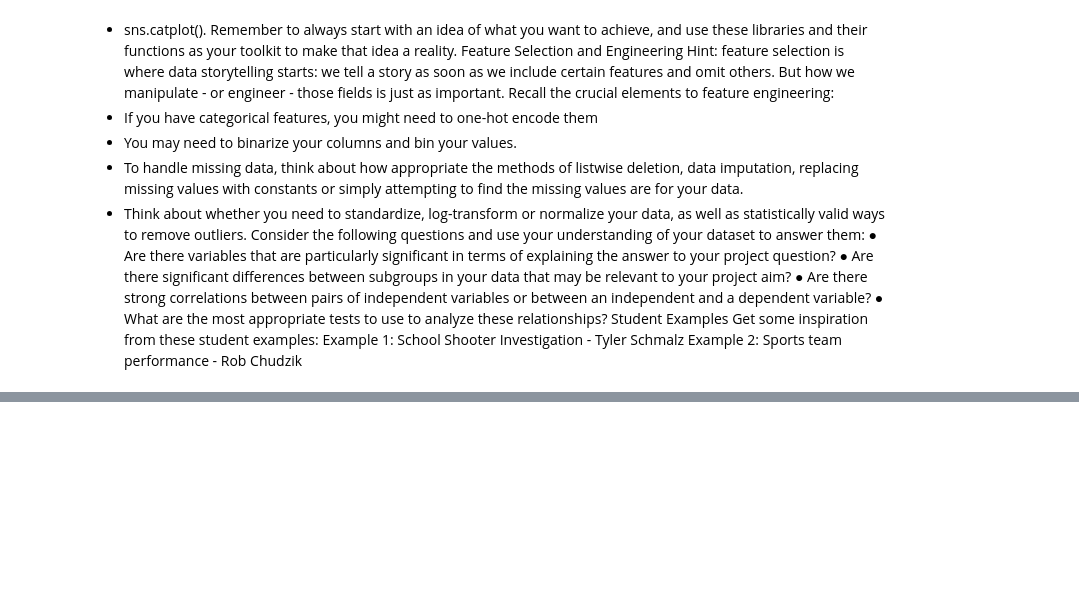
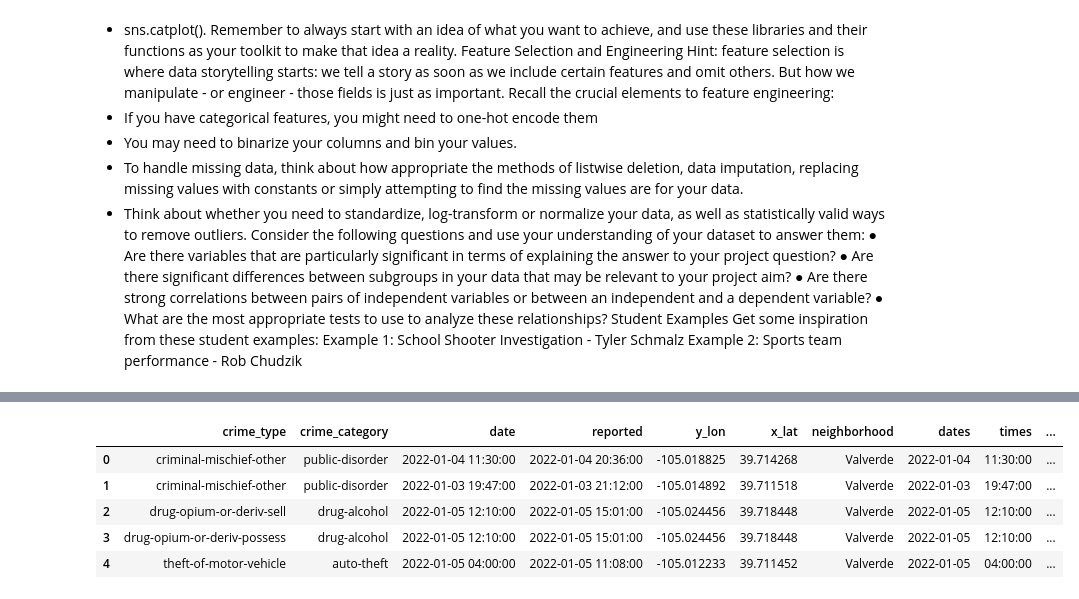
Before and after one commit to Seismic-Striker/Springboard_and_Datacamp, a Jupyter notebook: Denver Crime Data/Denver Crime EDA.ipynb, the cells around one changed output, grey strips where cells are left out. Cells and saved outputs as stored; diff of their text form; code cells hidden in the pictures; blank space fills up the shorter version.

```diff
--- a/Denver Crime Data/Denver Crime EDA.ipynb
+++ b/Denver Crime Data/Denver Crime EDA.ipynb
@@ -198,6 +224,0 @@ plt.title('Arsons by year')
-# %%
-
-
-
-df = pd.merge(crime_df,neighbor_equity_index_df[['neighborhood','OVERALLEQUITY_SCORE']],on='neighborhood', how='left')
-# df = pd.merge(df,df2[['Key_Column','Target_Column']],on='Key_Column', how='left')
@@ -308,0 +242,9 @@ crime_df.to_csv('denver_crime_clean.csv')
+# %%
+post_df.head()
+# %% [output]
+|  | crime_type | crime_category | date | reported | y_lon | x_lat | neighborhood | dates | times | ... |
+| 0 | criminal-mischief-other | public-disorder | 2022-01-04 11:30:00 | 2022-01-04 20:36:00 | -105.018825 | 39.714268 | Valverde | 2022-01-04 | 11:30:00 | ... |
+| 1 | criminal-mischief-other | public-disorder | 2022-01-03 19:47:00 | 2022-01-03 21:12:00 | -105.014892 | 39.711518 | Valverde | 2022-01-03 | 19:47:00 | ... |
+| 2 | drug-opium-or-deriv-sell | drug-alcohol | 2022-01-05 12:10:00 | 2022-01-05 15:01:00 | -105.024456 | 39.718448 | Valverde | 2022-01-05 | 12:10:00 | ... |
+| 3 | drug-opium-or-deriv-possess | drug-alcohol | 2022-01-05 12:10:00 | 2022-01-05 15:01:00 | -105.024456 | 39.718448 | Valverde | 2022-01-05 | 12:10:00 | ... |
+| 4 | theft-of-motor-vehicle | auto-theft | 2022-01-05 04:00:00 | 2022-01-05 11:08:00 | -105.012233 | 39.711452 | Valverde | 2022-01-05 | 04:00:00 | ... |
```
Also changed, not shown: parts of 26 cells of this notebook, 1 other file.
